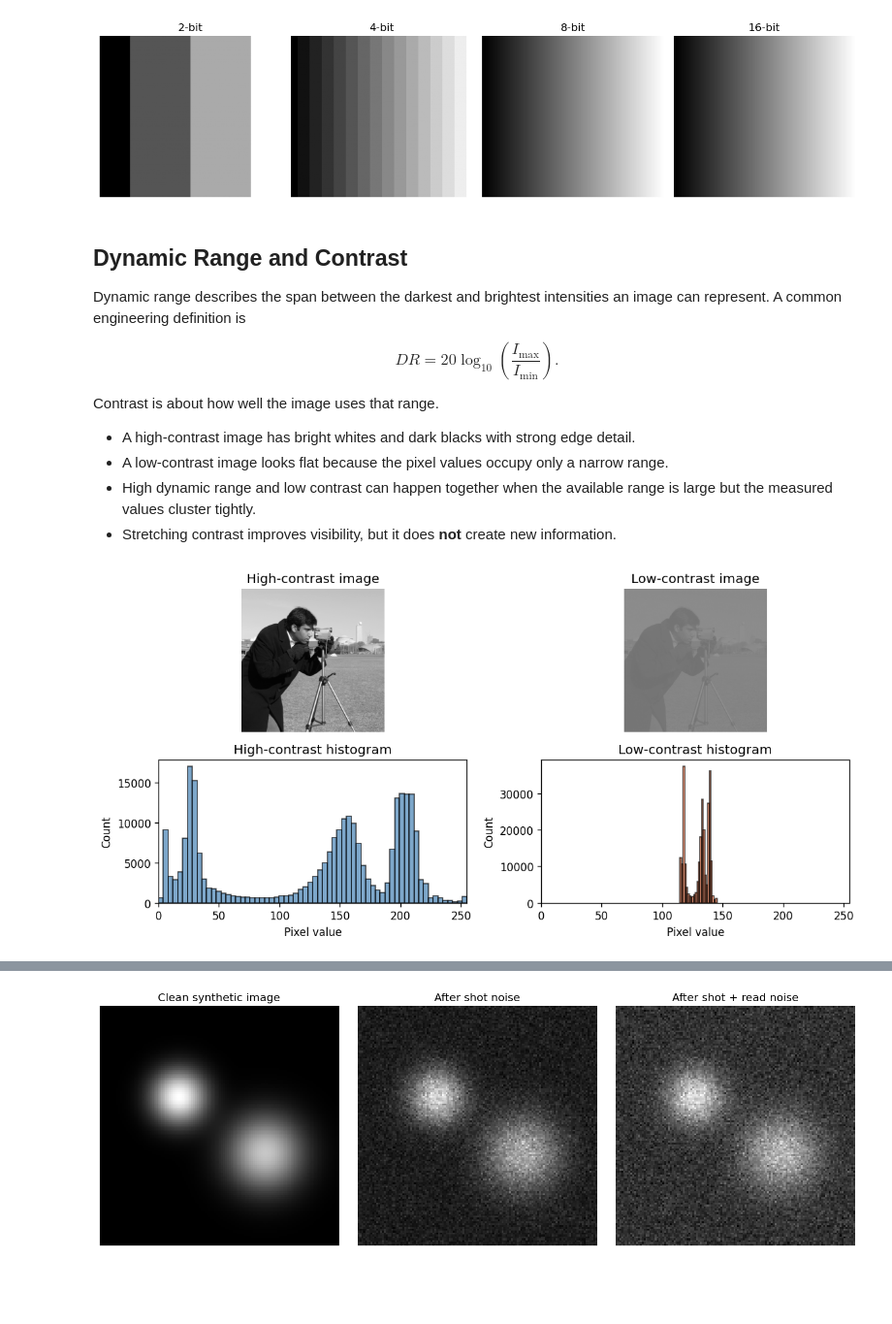
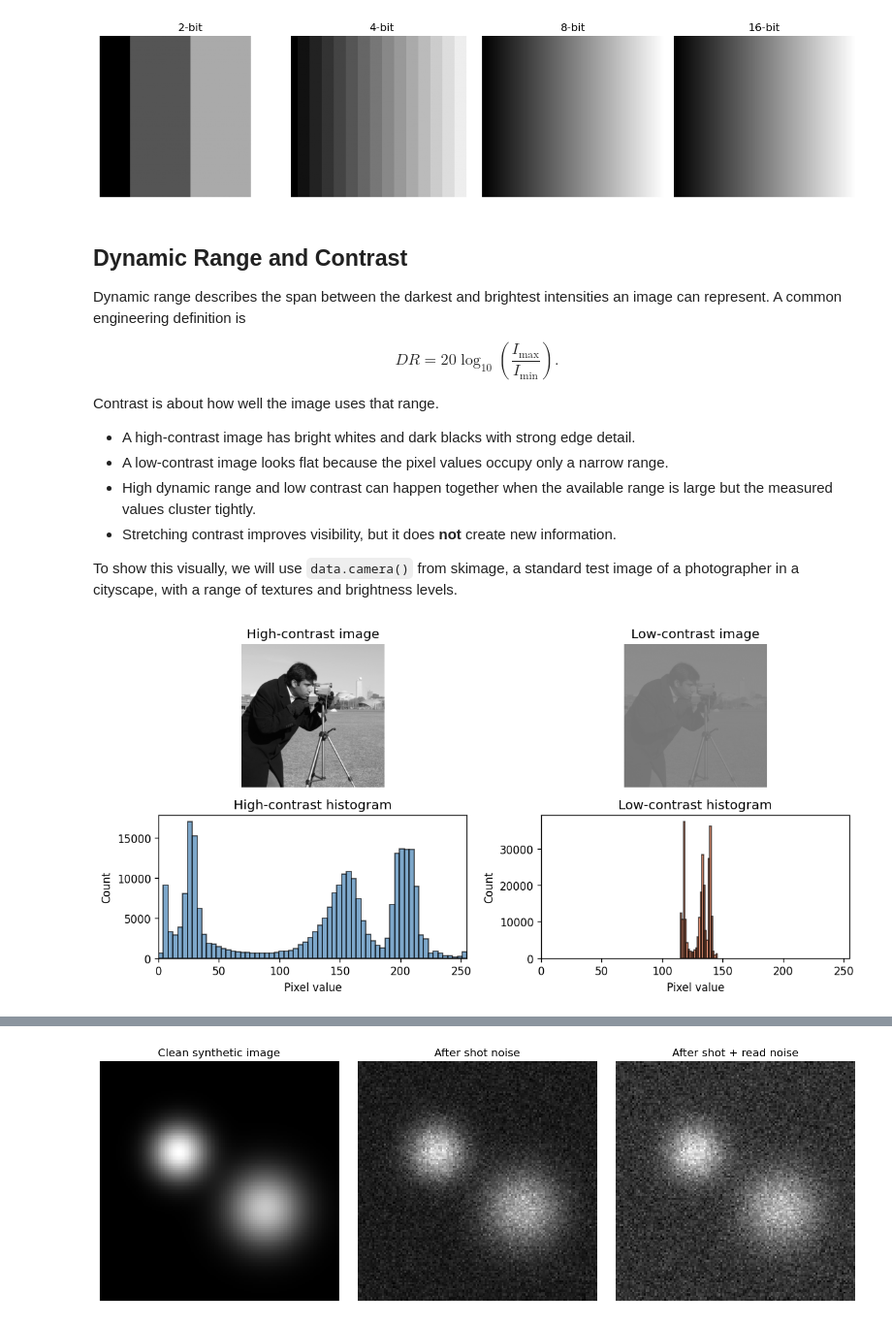
Before and after one commit to dgodovich/MOL518-Intro-to-Data-Analysis, a Jupyter notebook: Lecture_32/BPY518_Lecture32.ipynb, the cells around one changed output, grey strips where cells are left out. Shown at 97% size. Cells and saved outputs as stored; diff of their text form; code cells hidden in the pictures; blank space fills up the shorter version.

```diff
--- a/Lecture_32/BPY518_Lecture32.ipynb
+++ b/Lecture_32/BPY518_Lecture32.ipynb
@@ -59,7 +59,6 @@ plt.show()
 # %% [output]
 [figure]
 # %% [markdown]
-
 ## Dynamic Range and Contrast
 
 Dynamic range describes the span between the darkest and brightest intensities an image can represent. A common engineering definition is
@@ -74,46 +73,48 @@ Contrast is about how well the image uses that range.
 - A low-contrast image looks flat because the pixel values occupy only a narrow range.
 - High dynamic range and low contrast can happen together when the available range is large but the measured values cluster tightly.
 - Stretching contrast improves visibility, but it does **not** create new information.
+
+To show this visually, we will use `data.camera()` from skimage, a standard test image of a photographer in a cityscape, with a range of textures and brightness levels.
 # %%
 from skimage import data
 
-# Load a real test image and create high and low contrast versions
-high_contrast = data.camera().astype(float) / 255.0
+# Load a test image and keep it as 8-bit (0 to 255)
+high_contrast = data.camera().astype(float)
 
 # Create a low-contrast version by compressing the dynamic range
-# (simulates an image with poor lighting or detector sensitivity)
-low_contrast = 0.45 + 0.12 * high_contrast
+# Multiply by 0.12 to compress, then shift to mid-gray (~115)
+low_contrast = 115 + 0.12 * high_contrast
 
 fig, axes = plt.subplots(2, 2, figsize=(10, 5))
 
 # Top left: high contrast (original)
-axes[0, 0].imshow(high_contrast, vmin=0, vmax=1)
+axes[0, 0].imshow(high_contrast, vmin=0, vmax=255)
 axes[0, 0].set_title('High-contrast image')
 axes[0, 0].axis('off')
 
 # Top right: low contrast
-axes[0, 1].imshow(low_contrast, vmin=0, vmax=1)
+axes[0, 1].imshow(low_contrast, vmin=0, vmax=255)
 axes[0, 1].set_title('Low-contrast image')
 axes[0, 1].axis('off')
 
 # Bottom left: histogram of high contrast
-axes[1, 0].hist((255 * high_contrast).ravel(), bins=64, color='steelblue', alpha=0.7, edgecolor='black')
+axes[1, 0].hist(high_contrast.ravel(), bins=64, color='steelblue', alpha=0.7, edgecolor='black')
 axes[1, 0].set_title('High-contrast histogram')
 axes[1, 0].set_xlabel('Pixel value')
 axes[1, 0].set_ylabel('Count')
 axes[1, 0].set_xlim(0, 255)
 
 # Bottom right: histogram of low contrast
-axes[1, 1].hist((255 * low_contrast).ravel(), bins=24, color='coral', alpha=0.7, edgecolor='black')
+axes[1, 1].hist(low_contrast.ravel(), bins=24, color='coral', alpha=0.7, edgecolor='black')
 axes[1, 1].set_title('Low-contrast histogram')
 axes[1, 1].set_xlabel('Pixel value')
 axes[1, 1].set_ylabel('Count')
 axes[1, 1].set_xlim(0, 255)
 
 plt.tight_layout()
 plt.show()
 # %% [output]
-[figure, old version]
+[figure, new version]
 # %% [markdown]
 
 ## Noisy Images
```
